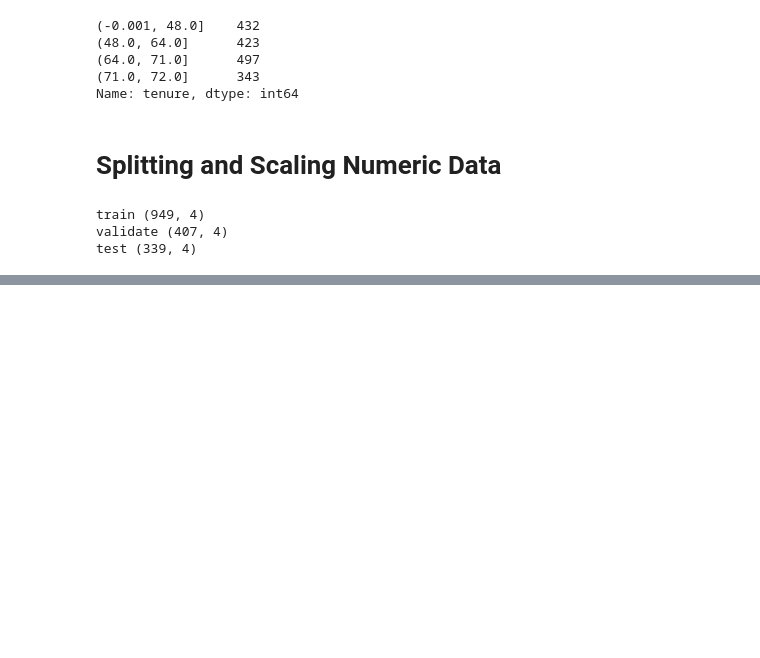
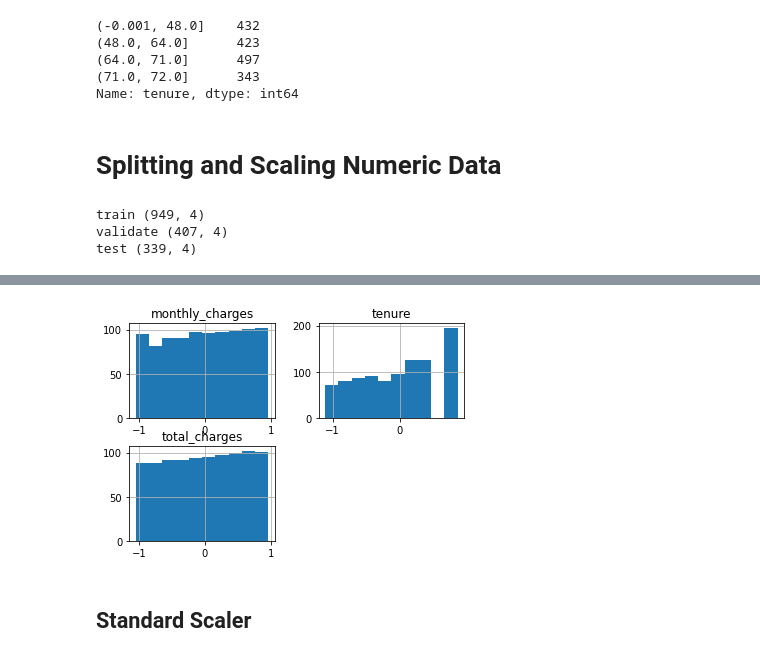
Before and after one commit to CSolitaire/regression-exercises, a Jupyter notebook: wrangle.ipynb, the cells around one changed output, grey strips where cells are left out. Cells and saved outputs as stored; diff of their text form; code cells hidden in the pictures; blank space fills up the shorter version.

```diff
--- a/wrangle.ipynb
+++ b/wrangle.ipynb
@@ -243,0 +255,7 @@ test (339, 4)
+# %%
+train.hist()
+plt.show()
+# %% [output]
+[figure, added]
+# %% [markdown]
+ ## Standard Scaler
```
Also changed, not shown: parts of 17 cells of this notebook, 2 other files.
